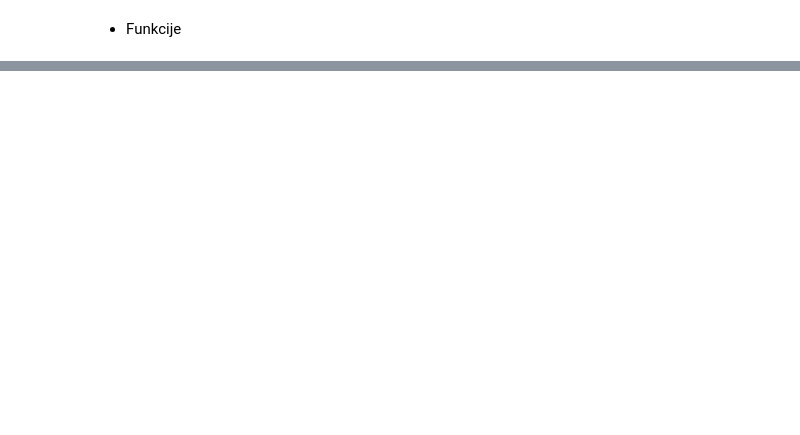
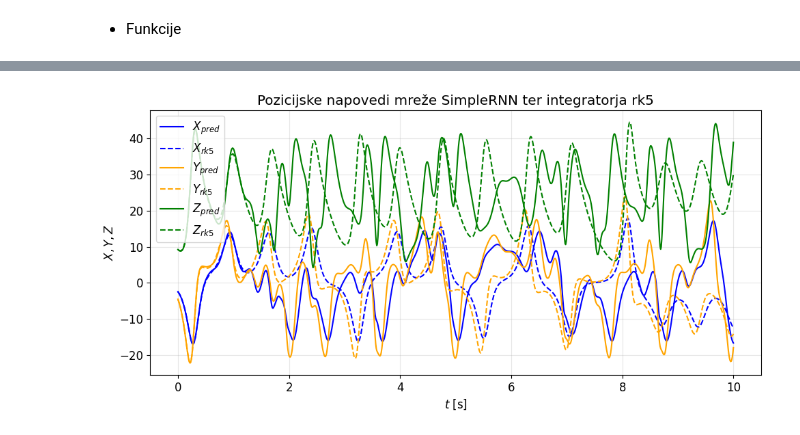
Before and after one commit to tadejkooo/PSUF, a Jupyter notebook: PSUF4/python/main.ipynb, the cells around one changed output, grey strips where cells are left out. Saved outputs shown, nothing was run; the diff lists cells and outputs as text; code cells hidden in the pictures; blank space fills up the shorter version.

```diff
--- a/PSUF4/python/main.ipynb
+++ b/PSUF4/python/main.ipynb
@@ -1,4 +1,5 @@
 # %%
+import os
 import numpy as np
 import matplotlib.pyplot as plt
 import tensorflow as tf
@@ -6,7 +7,10 @@ import tensorflow as tf
 from tensorflow.keras import layers
 from tensorflow.keras.layers import Dense, SimpleRNN, LSTM
 from sklearn.preprocessing import StandardScaler, MinMaxScaler
+from sklearn.model_selection import KFold, GridSearchCV
 from scipy.integrate import ode
+
+plt.rcParams.update({'font.size': 12})
 # %% [markdown]
 - Funkcije
 # %%
@@ -185,0 +491,10 @@ model.compile(loss='mean_squared_error', optimizer='Adam')
+# %%
+""" Predikcije """
+
+model = tf.keras.models.load_model("modelRNN.keras")
+
+ts, pred = napoved(N, model, input_seq_len, X_ics_norm, scaler) # Napovedi
+
+X_true = np.zeros_like(pred) # Realne vrednosti
+for i in range(N):
+    _, X_true[i] = integratorLorenz63(*tuple(pred[i, 0, :]), ts[-1])
@@ -185,0 +519,19 @@ model.compile(loss='mean_squared_error', optimizer='Adam')
+# %%
+""" Plottane predikcije in realne vrednosti """
+
+plt.figure(figsize=(10, 5))
+plt.title('Pozicijske napovedi mreže SimpleRNN ter integratorja rk5')
+plt.xlabel(r'$t$ [s]')
+plt.ylabel(r'$X, Y, Z$')
+plt.grid(alpha=0.3)
+plt.plot(ts, pred[11, :, 0], c='blue', label=r'$X_{pred}$')
+plt.plot(ts, X_true[11, :, 0], c='blue', ls='--', label=r'$X_{rk5}$')
+plt.plot(ts, pred[11, :, 1], c='orange', label=r'$Y_{pred}$')
+plt.plot(ts, X_true[11, :, 1], c='orange', ls='--', label=r'$Y_{rk5}$')
+plt.plot(ts, pred[11, :, 2], c='green', label=r'$Z_{pred}$')
+plt.plot(ts, X_true[11, :, 2], c='green', ls='--', label=r'$Z_{rk5}$')
+plt.legend()
+plt.tight_layout()
+plt.show()
+# %% [output]
+[figure, added]
```
Also changed, not shown: parts of 22 cells of this notebook, 4 other files.
